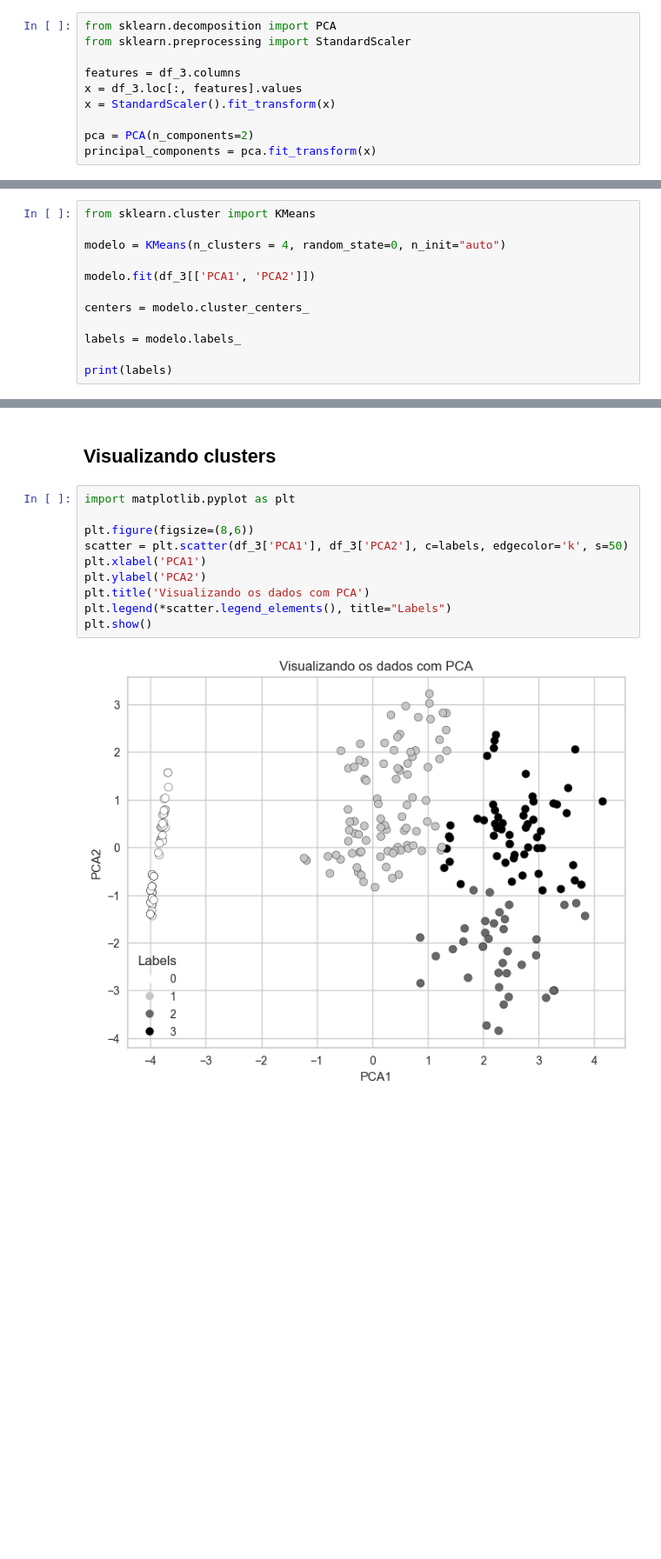
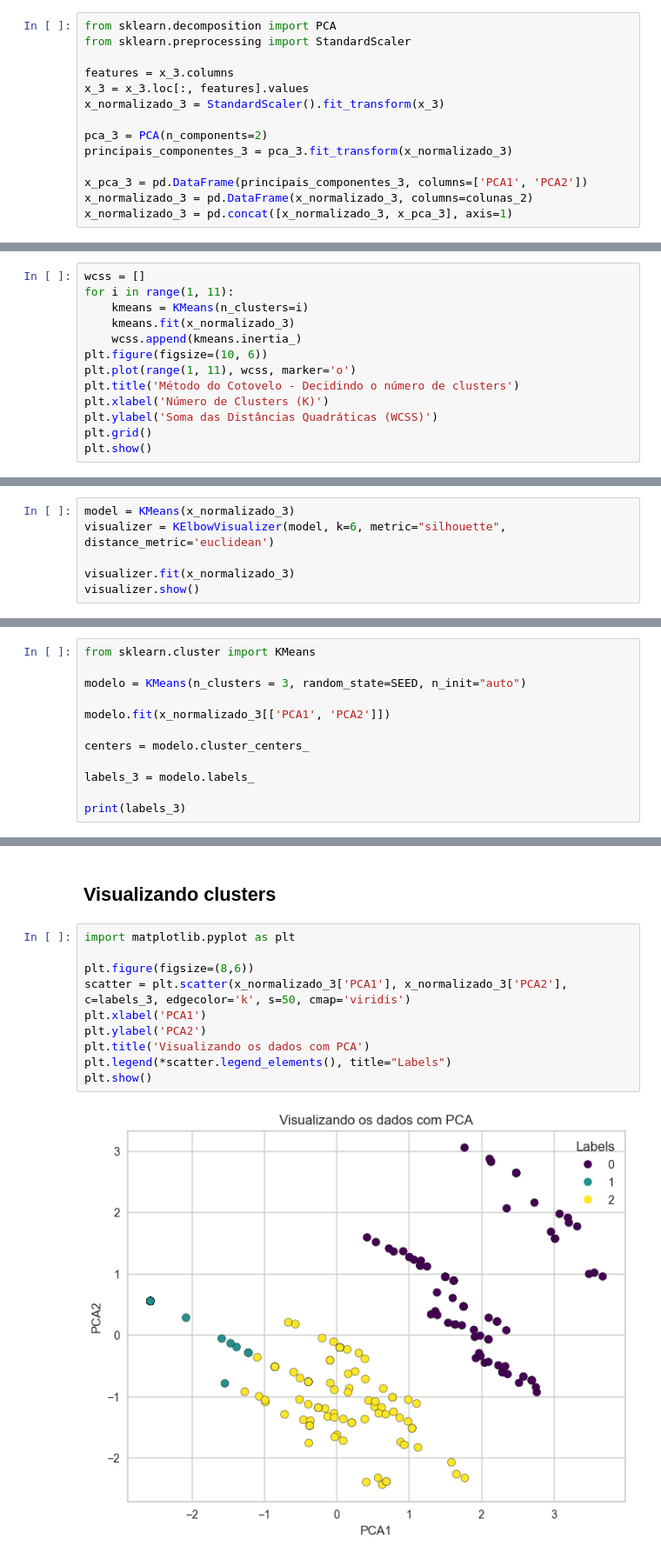
Before and after one commit to leontis2024/analise_de_dados_2, a Jupyter notebook: modelo_nao_supervisionado_sep_possiveis_usuarios.ipynb, the cells around one changed output, grey strips where cells are left out. Shown at 87% size. Cells and saved outputs as stored; diff of their text form; blank space fills up the shorter version.

Commit message:
Docs - Fix - Style - Refactor - Test: Organizando e melhorando análises e modelo de PCA.

```diff
--- a/modelo_nao_supervisionado_sep_possiveis_usuarios.ipynb
+++ b/modelo_nao_supervisionado_sep_possiveis_usuarios.ipynb
@@ -904,9 +850,13 @@ df_3
 from sklearn.decomposition import PCA
 from sklearn.preprocessing import StandardScaler
 
-features = df_3.columns
-x = df_3.loc[:, features].values
-x = StandardScaler().fit_transform(x)
+features = x_3.columns
+x_3 = x_3.loc[:, features].values
+x_normalizado_3 = StandardScaler().fit_transform(x_3)
 
-pca = PCA(n_components=2)
-principal_components = pca.fit_transform(x)
+pca_3 = PCA(n_components=2)
+principais_componentes_3 = pca_3.fit_transform(x_normalizado_3)
+
+x_pca_3 = pd.DataFrame(principais_componentes_3, columns=['PCA1', 'PCA2'])
+x_normalizado_3 = pd.DataFrame(x_normalizado_3, columns=colunas_2)
+x_normalizado_3 = pd.concat([x_normalizado_3, x_pca_3], axis=1)
@@ -943,0 +907,13 @@ df_3.head()
+# %%
+wcss = []
+for i in range(1, 11):
+    kmeans = KMeans(n_clusters=i)
+    kmeans.fit(x_normalizado_3)
+    wcss.append(kmeans.inertia_)
+plt.figure(figsize=(10, 6))
+plt.plot(range(1, 11), wcss, marker='o')
+plt.title('Método do Cotovelo - Decidindo o número de clusters')
+plt.xlabel('Número de Clusters (K)')
+plt.ylabel('Soma das Distâncias Quadráticas (WCSS)')
+plt.grid()
+plt.show()
@@ -943,0 +922,6 @@ df_3.head()
+# %%
+model = KMeans(x_normalizado_3)
+visualizer = KElbowVisualizer(model, k=6, metric="silhouette", distance_metric='euclidean')
+
+visualizer.fit(x_normalizado_3)
+visualizer.show()
@@ -946,13 +933,13 @@ df_3.head()
 # %%
 from sklearn.cluster import KMeans
 
-modelo = KMeans(n_clusters = 4, random_state=0, n_init="auto")
+modelo = KMeans(n_clusters = 3, random_state=SEED, n_init="auto")
 
-modelo.fit(df_3[['PCA1', 'PCA2']])
+modelo.fit(x_normalizado_3[['PCA1', 'PCA2']])
 
 centers = modelo.cluster_centers_
 
-labels = modelo.labels_
+labels_3 = modelo.labels_
 
-print(labels)
+print(labels_3)
 # %% [output]
@@ -978,12 +965,12 @@ dados_3.head()
 # %%
 import matplotlib.pyplot as plt
 
 plt.figure(figsize=(8,6))
-scatter = plt.scatter(df_3['PCA1'], df_3['PCA2'], c=labels, edgecolor='k', s=50)
+scatter = plt.scatter(x_normalizado_3['PCA1'], x_normalizado_3['PCA2'], c=labels_3, edgecolor='k', s=50, cmap='viridis')
 plt.xlabel('PCA1')
 plt.ylabel('PCA2')
 plt.title('Visualizando os dados com PCA')
 plt.legend(*scatter.legend_elements(), title="Labels")
 plt.show()
 # %% [output]
-[figure, old version]
+[figure, new version]
```
Also changed, not shown: parts of 86 cells of this notebook, 1 other file.
